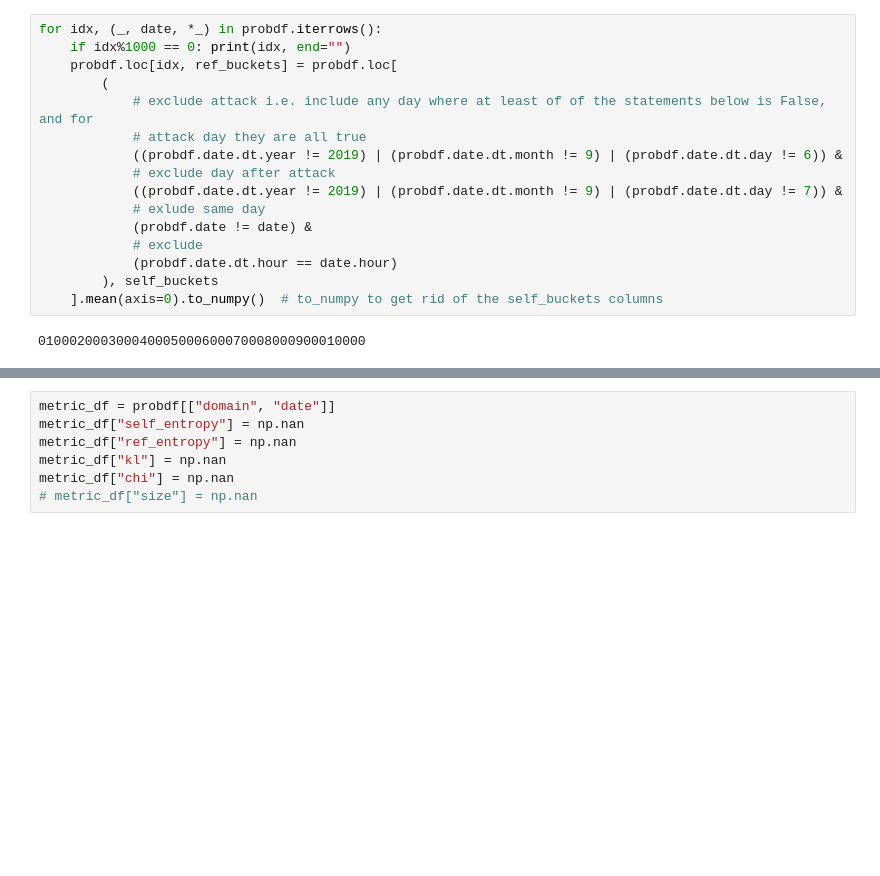
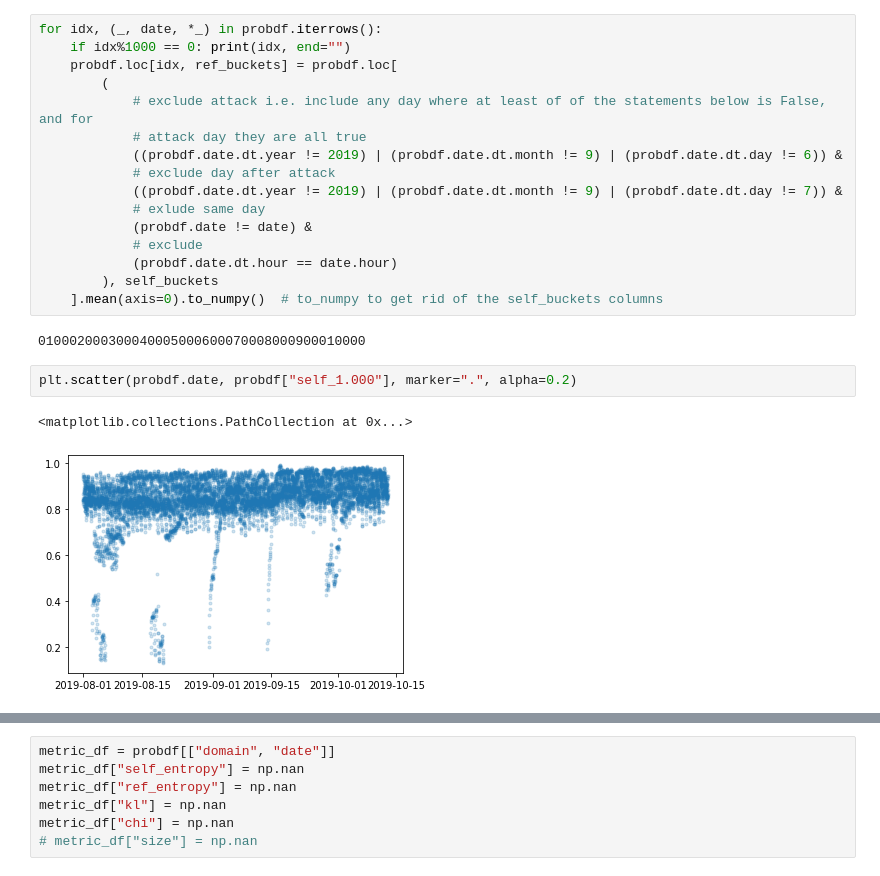
Before and after one commit to charelF/LSDEW4, a Jupyter notebook: exploration/charel/bucket_maker.ipynb, the cells around one changed output, grey strips where cells are left out. Saved outputs shown, nothing was run; the diff lists cells and outputs as text; blank space fills up the shorter version.

```diff
--- a/exploration/charel/bucket_maker.ipynb
+++ b/exploration/charel/bucket_maker.ipynb
@@ -205,3 +205,8 @@ for idx, (_, date, *_) in probdf.iterrows():
     ].mean(axis=0).to_numpy()  # to_numpy to get rid of the self_buckets columns
 # %% [output]
 010002000300040005000600070008000900010000
+# %%
+plt.scatter(probdf.date, probdf["self_1.000"], marker=".", alpha=0.2)
+# %% [output]
+<matplotlib.collections.PathCollection at 0x...>
+[figure, added]
```
Also changed, not shown: parts of 8 cells of this notebook.
